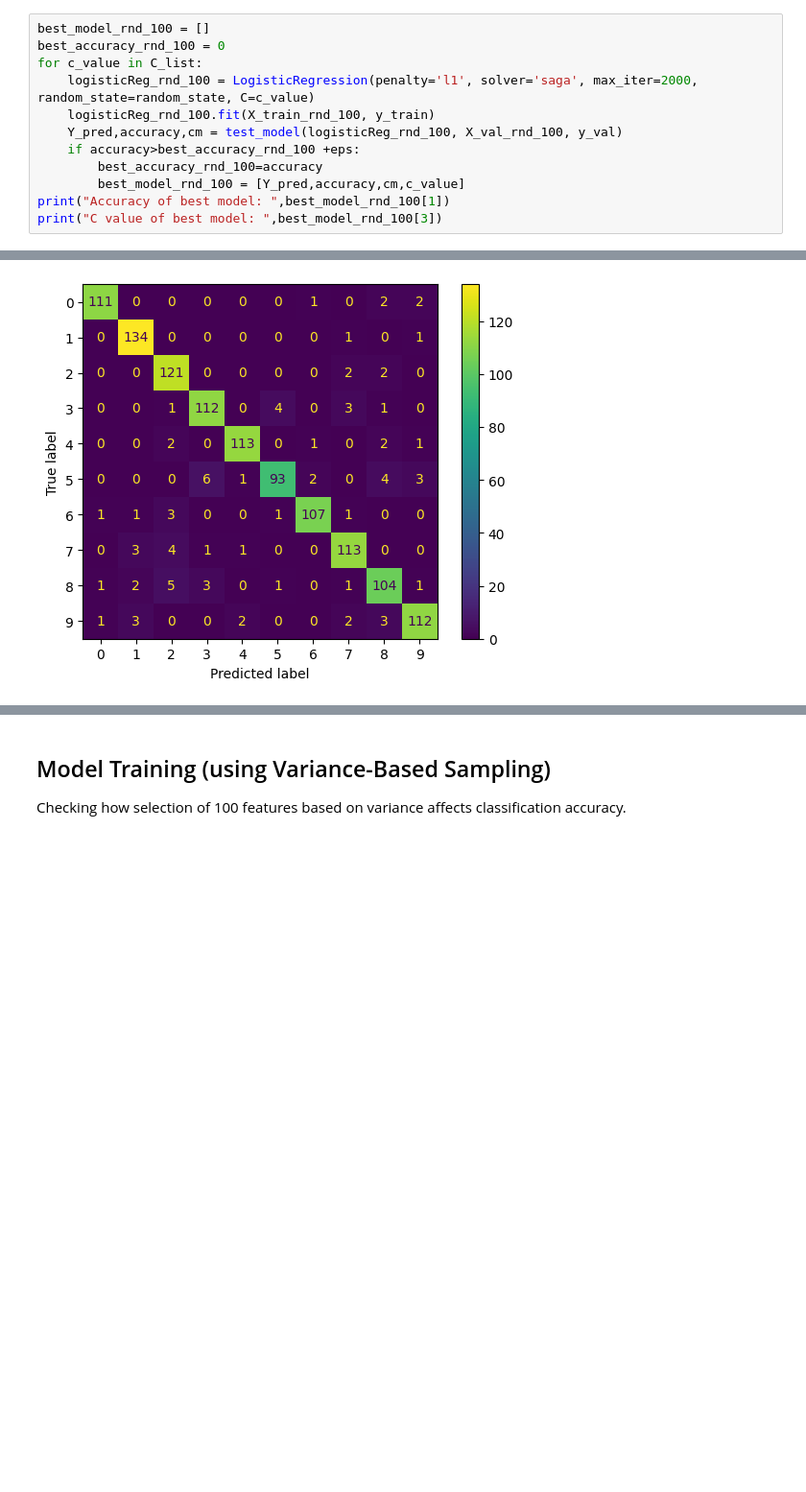
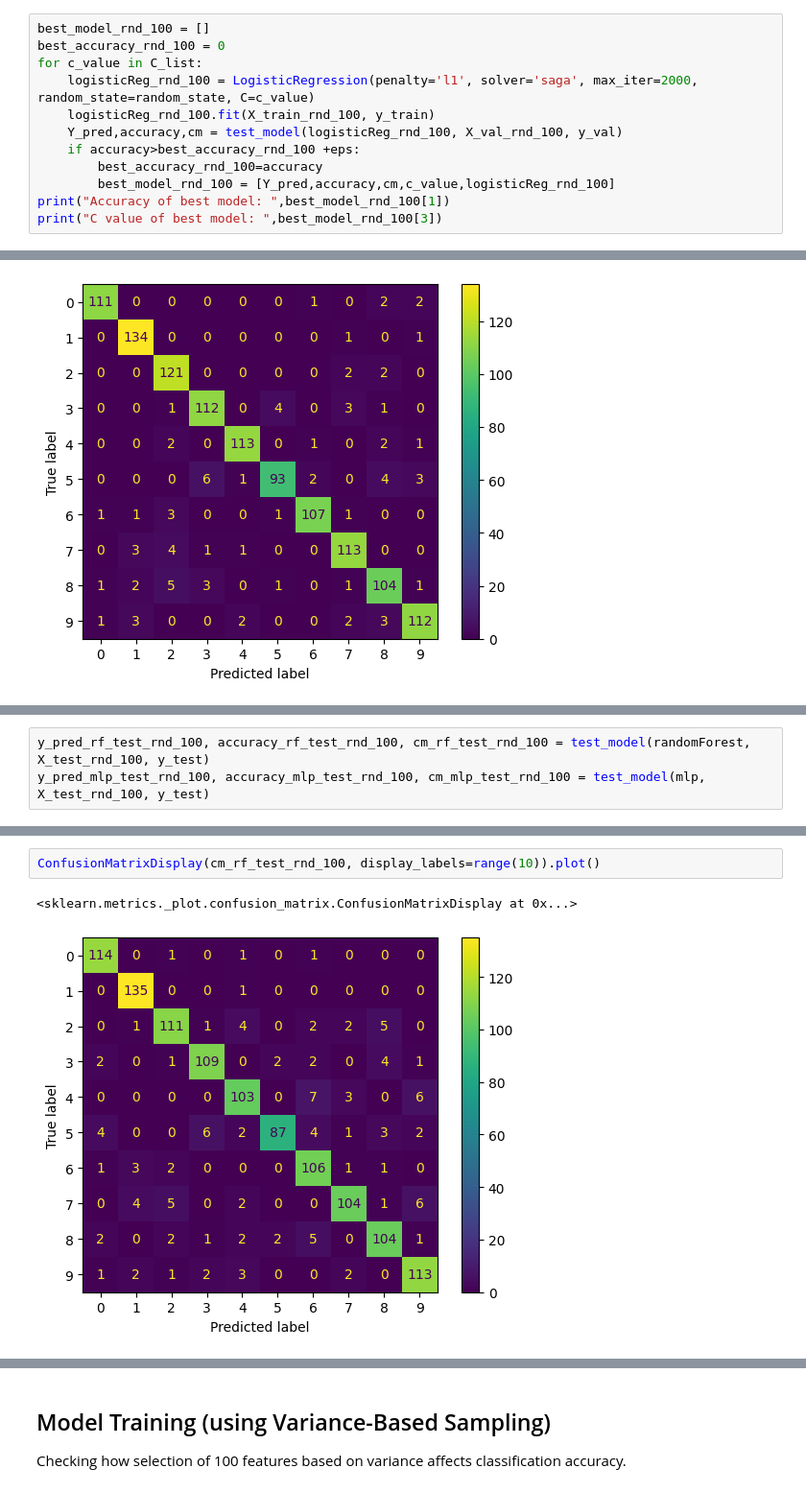
Before and after one commit to ThomasPrins1/MachineLearning_EE, a Jupyter notebook: Project_CE_IMG/project_notebook_with_gpu_accel.ipynb, the cells around one changed output, grey strips where cells are left out. Shown at 96% size. Drawn from its saved outputs; the diff is of its cells as text; blank space fills up the shorter version.

```diff
--- a/Project_CE_IMG/project_notebook_with_gpu_accel.ipynb
+++ b/Project_CE_IMG/project_notebook_with_gpu_accel.ipynb
@@ -445,7 +499,7 @@ for c_value in C_list:
 	Y_pred,accuracy,cm = test_model(logisticReg_rnd_100, X_val_rnd_100, y_val)
 	if accuracy>best_accuracy_rnd_100 +eps:
 		best_accuracy_rnd_100=accuracy
-		best_model_rnd_100 = [Y_pred,accuracy,cm,c_value]
+		best_model_rnd_100 = [Y_pred,accuracy,cm,c_value,logisticReg_rnd_100]
 print("Accuracy of best model: ",best_model_rnd_100[1])
 print("C value of best model: ",best_model_rnd_100[3])
 # %% [output]
@@ -590,0 +656,3 @@ ConfusionMatrixDisplay(cm_mlp_rnd_100, display_labels=range(10)).plot()
+# %%
+y_pred_rf_test_rnd_100, accuracy_rf_test_rnd_100, cm_rf_test_rnd_100 = test_model(randomForest, X_test_rnd_100, y_test)
+y_pred_mlp_test_rnd_100, accuracy_mlp_test_rnd_100, cm_mlp_test_rnd_100 = test_model(mlp, X_test_rnd_100, y_test)
@@ -590,0 +680,5 @@ ConfusionMatrixDisplay(cm_mlp_rnd_100, display_labels=range(10)).plot()
+# %%
+ConfusionMatrixDisplay(cm_rf_test_rnd_100, display_labels=range(10)).plot()
+# %% [output]
+<sklearn.metrics._plot.confusion_matrix.ConfusionMatrixDisplay at 0x...>
+[figure, added]
```
Also changed, not shown: parts of 26 cells of this notebook.
